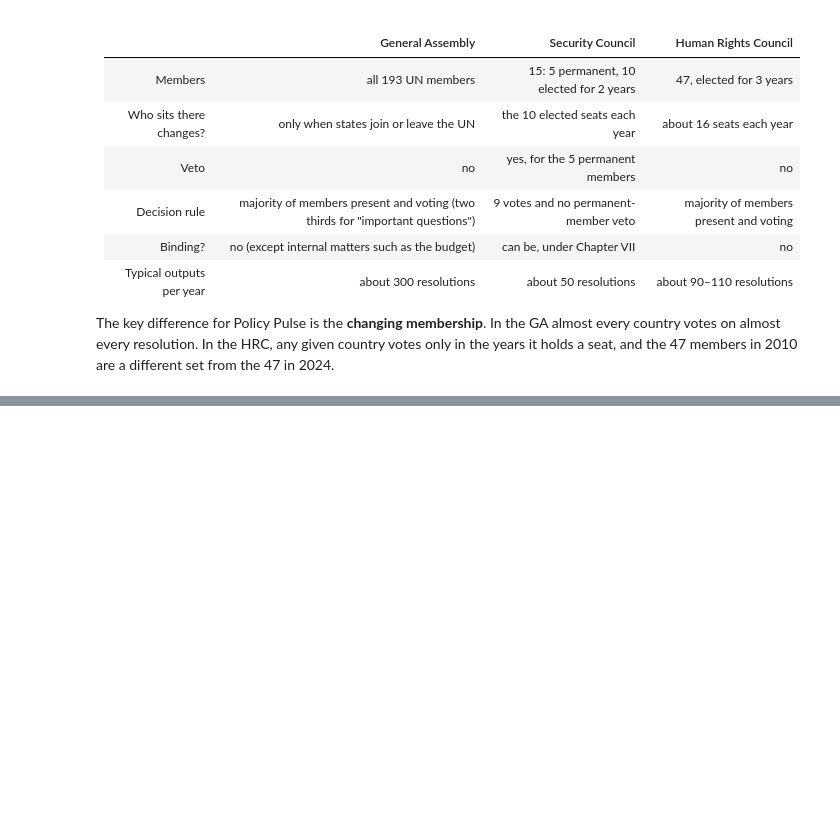
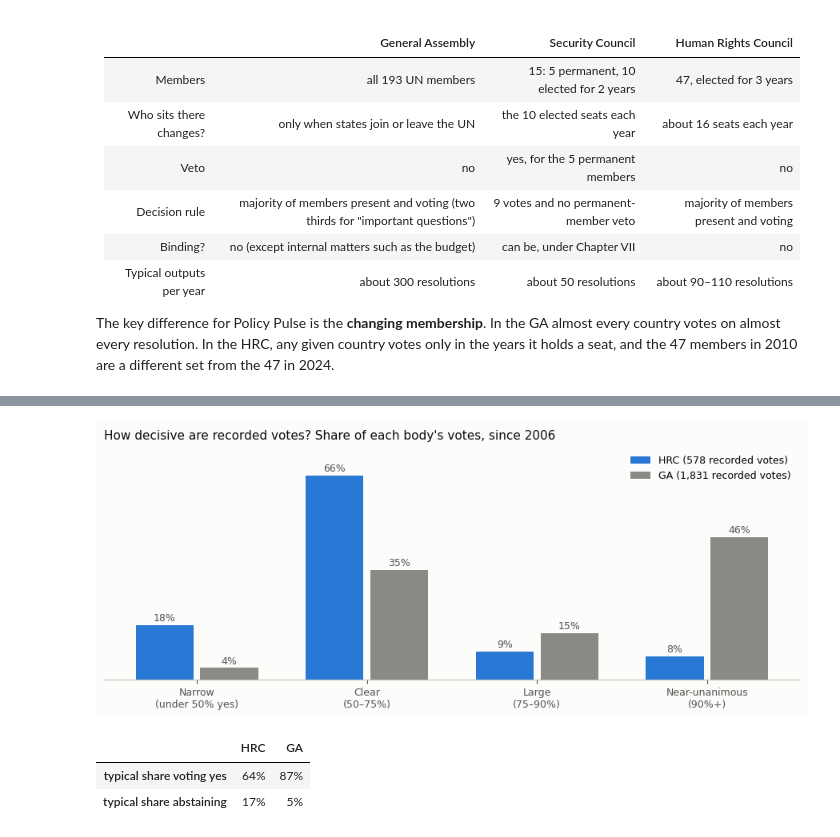
Before and after one commit to unst-ethz/policy-pulse, a Jupyter notebook: notebooks/teju/hrc_exploration.ipynb, the cells around one changed output, grey strips where cells are left out. Saved outputs shown, nothing was run; the diff lists cells and outputs as text; code cells hidden in the pictures; blank space fills up the shorter version.

```diff
--- a/notebooks/teju/hrc_exploration.ipynb
+++ b/notebooks/teju/hrc_exploration.ipynb
@@ -582 +579,46 @@ display(summary.map("{:.0%}".format))
+# %%
+hrc_votes = hrc[hrc["voted"] & hrc["yes"].notna()].copy()
+hrc_votes["yes_share"] = hrc_votes["yes"] / hrc_votes[["yes", "no", "abstain"]].sum(axis=1)
+hrc_votes["abstain_share"] = hrc_votes["abstain"] / hrc_votes[["yes", "no", "abstain"]].sum(axis=1)
+
+ga_votes = ga[ga["voted"]].dropna(subset=["total_yes"]).copy()
+ga_cast = ga_votes[["total_yes", "total_no", "total_abstentions"]].sum(axis=1)
+ga_votes["yes_share"] = ga_votes["total_yes"] / ga_cast
+ga_votes["abstain_share"] = ga_votes["total_abstentions"] / ga_cast
+
+groups = ["Narrow\n(under 50% yes)", "Clear\n(50–75%)", "Large\n(75–90%)", "Near-unanimous\n(90%+)"]
+edges = [0, 0.5, 0.75, 0.9, 1.01]
+margin = pd.DataFrame({
+    "HRC": pd.cut(hrc_votes["yes_share"], edges, labels=groups, right=False).value_counts(normalize=True),
+    "GA": pd.cut(ga_votes["yes_share"], edges, labels=groups, right=False).value_counts(normalize=True),
+}).loc[groups] * 100
+
+fig, ax = plt.subplots(figsize=(9, 3.8))
+x = range(len(groups))
+width = 0.38
+for offset, body, colour, n in [(-width / 2, "HRC", HRC_COLOUR, len(hrc_votes)), (width / 2, "GA", GA_COLOUR, len(ga_votes))]:
+    positions = [i + offset for i in x]
+    ax.bar(positions, margin[body], width=width - 0.04, color=colour, label=f"{body} ({n:,} recorded votes)")
+    for pos, value in zip(positions, margin[body]):
+        ax.text(pos, value + 1.2, f"{value:.0f}%", ha="center", fontsize=9, color=MUTED_INK)
+ax.set_xticks(list(x), groups)
+ax.set_ylim(0, 75)
+ax.set_yticks([])
+ax.spines["bottom"].set_visible(True)
+style_axes(ax, "How decisive are recorded votes? Share of each body's votes, since 2006")
+ax.grid(visible=False)
+ax.legend(frameon=False, fontsize=9, loc="upper right")
+plt.tight_layout()
+plt.show()
+
+summary = pd.DataFrame({
+    "HRC": [hrc_votes["yes_share"].median(), hrc_votes["abstain_share"].median()],
+    "GA": [ga_votes["yes_share"].median(), ga_votes["abstain_share"].median()],
+}, index=["typical share voting yes", "typical share abstaining"])
+display(summary.map("{:.0%}".format))
+# %% [output]
+[figure, added]
+|  | HRC | GA |
+| typical share voting yes | 64% | 87% |
+| typical share abstaining | 17% | 5% |
 # %% [markdown]
```
Also changed, not shown: parts of 56 cells of this notebook.
